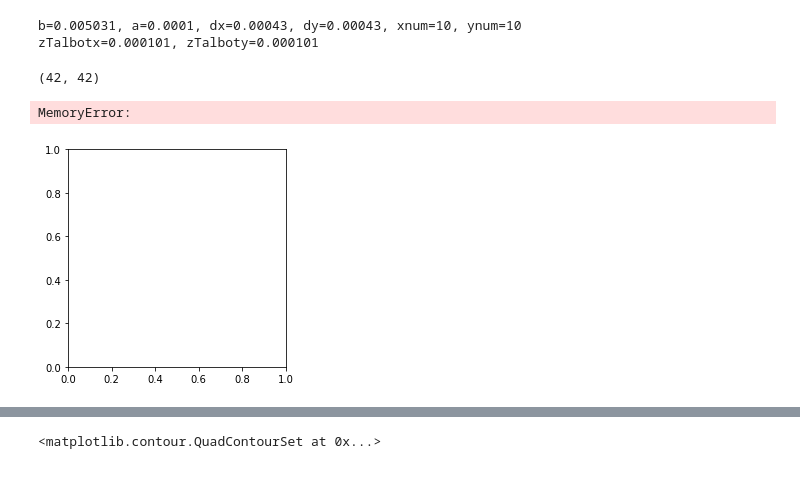
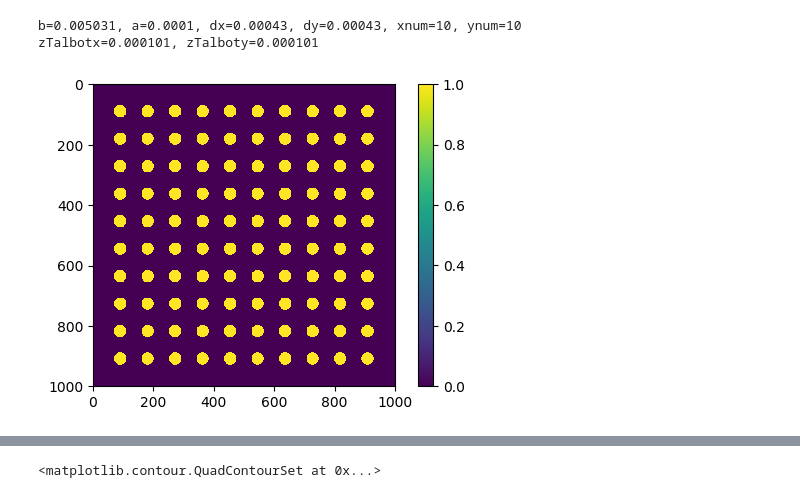
Before and after one commit to prhuft/fourier-optics, a Jupyter notebook: randomized_array.ipynb, the cells around one changed output, grey strips where cells are left out. Cells and saved outputs as stored; diff of their text form; code cells hidden in the pictures.

```diff
--- a/randomized_array.ipynb
+++ b/randomized_array.ipynb
@@ -126,13 +51,12 @@ def spot_mask(xnum, ynum, a, dx, dy, pts, pos_std=None, phi_std=None, plate=0, a
 # %%
 pts = 1000
-mask, x1pts = spot_mask(xnum, ynum, a, dx, dy, pts, phi_std=0.1)
+phi_std=0.1
+mask, x1pts, w = spot_mask(xnum, ynum, a, dx, dy, pts, phi_std=phi_std)
-# %% [output]
-(42, 42)
 # %%
 plt.close()
 fig,ax = figax()
-cbar=ax.contourf(mask)
-fig.colorbar(cbar)
+fig.dpi=100
+cax = ax.imshow(abs(mask))
+cbar = fig.colorbar(cax)
 # %% [output]
-MemoryError:
-[figure, old version]
+[figure, new version]
```
Also changed, not shown: parts of 10 cells of this notebook, 3 other files.
